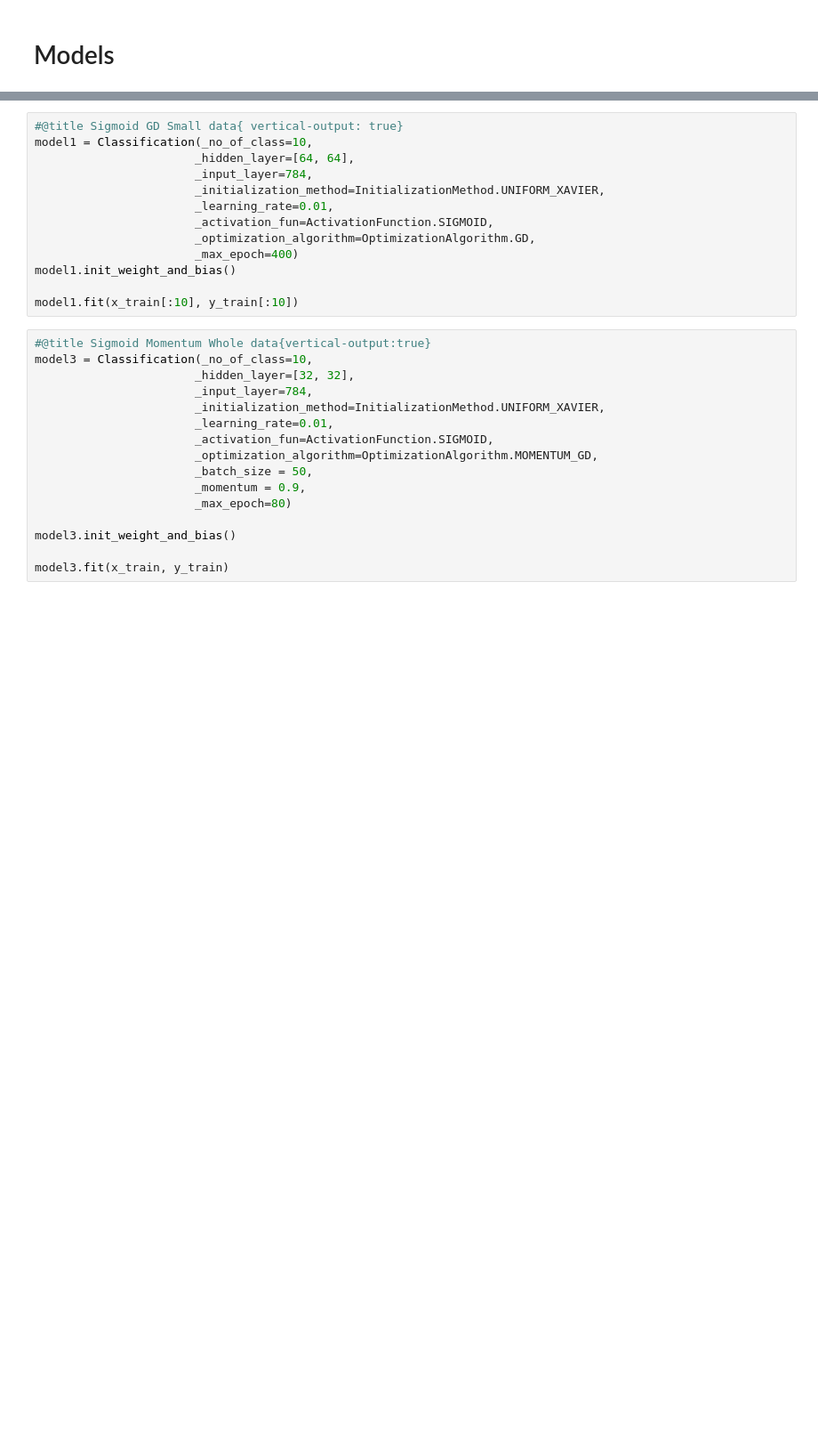
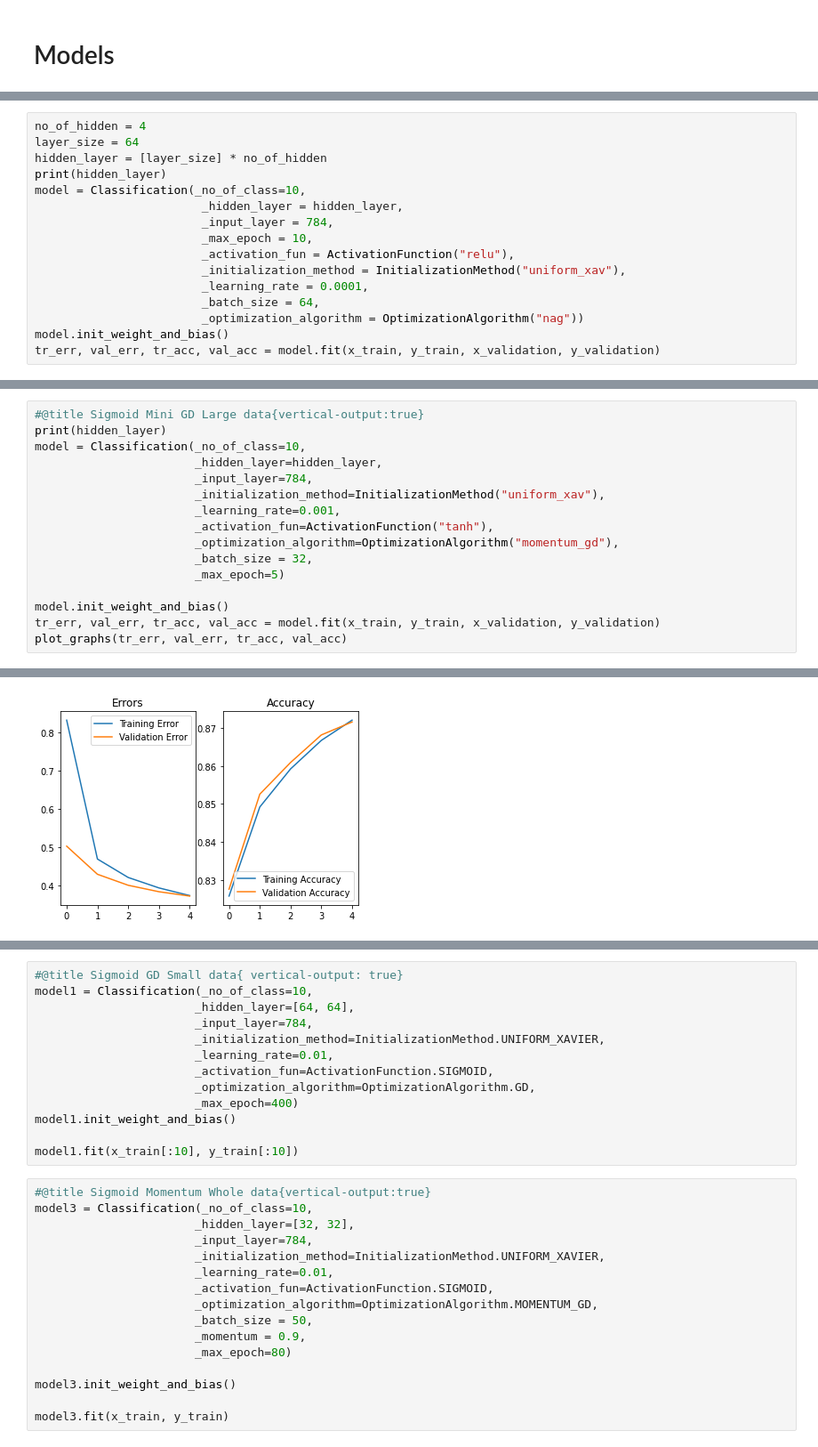
Before and after one commit to madhes23/CS6910_Assignment_1, a Jupyter notebook: MNIST.ipynb, the cells around one changed output, grey strips where cells are left out. Shown: that part at 89% size. Cells and saved outputs as stored; diff of their text form; blank space fills up the shorter version.

```diff
--- a/MNIST.ipynb
+++ b/MNIST.ipynb
@@ -630,0 +682,16 @@ def tune_nn():
+# %%
+no_of_hidden = 4
+layer_size = 64
+hidden_layer = [layer_size] * no_of_hidden
+print(hidden_layer)
+model = Classification(_no_of_class=10,
+                        _hidden_layer = hidden_layer,
+                        _input_layer = 784,
+                        _max_epoch = 10,
+                        _activation_fun = ActivationFunction("relu"),
+                        _initialization_method = InitializationMethod("uniform_xav"),
+                        _learning_rate = 0.0001,
+                        _batch_size = 64,
+                        _optimization_algorithm = OptimizationAlgorithm("nag"))
+model.init_weight_and_bias()
+tr_err, val_err, tr_acc, val_acc = model.fit(x_train, y_train, x_validation, y_validation)
@@ -630,0 +710,17 @@ def tune_nn():
+# %%
+#@title Sigmoid Mini GD Large data{vertical-output:true}
+print(hidden_layer)
+model = Classification(_no_of_class=10,
+                       _hidden_layer=hidden_layer,
+                       _input_layer=784,
+                       _initialization_method=InitializationMethod("uniform_xav"),
+                       _learning_rate=0.001,
+                       _activation_fun=ActivationFunction("tanh"),
+                       _optimization_algorithm=OptimizationAlgorithm("momentum_gd"),
+                       _batch_size = 32,
+                       _max_epoch=5)
+
+model.init_weight_and_bias()
+tr_err, val_err, tr_acc, val_acc = model.fit(x_train, y_train, x_validation, y_validation)
+plot_graphs(tr_err, val_err, tr_acc, val_acc)
+# %% [output]
@@ -630,0 +737 @@ def tune_nn():
+[figure, added]
```
Also changed, not shown: parts of 12 cells of this notebook.
